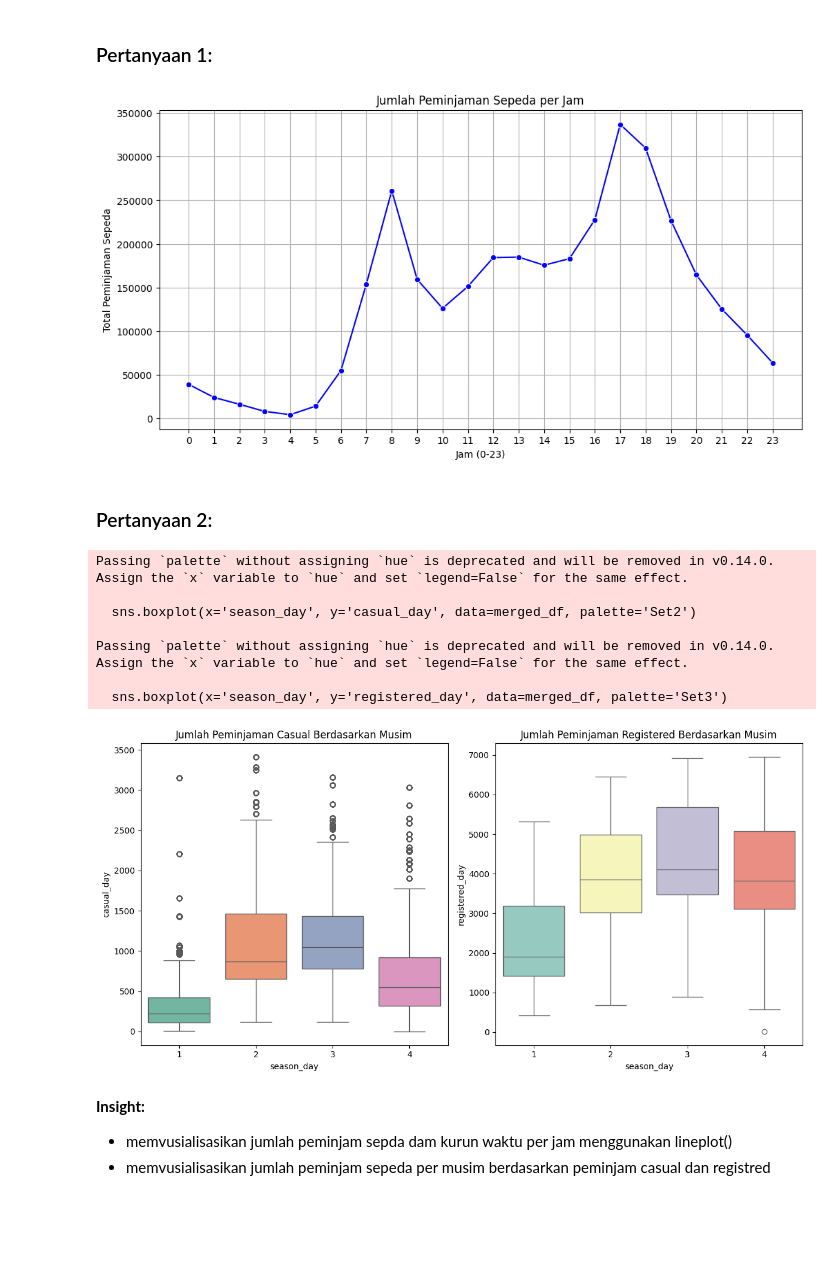
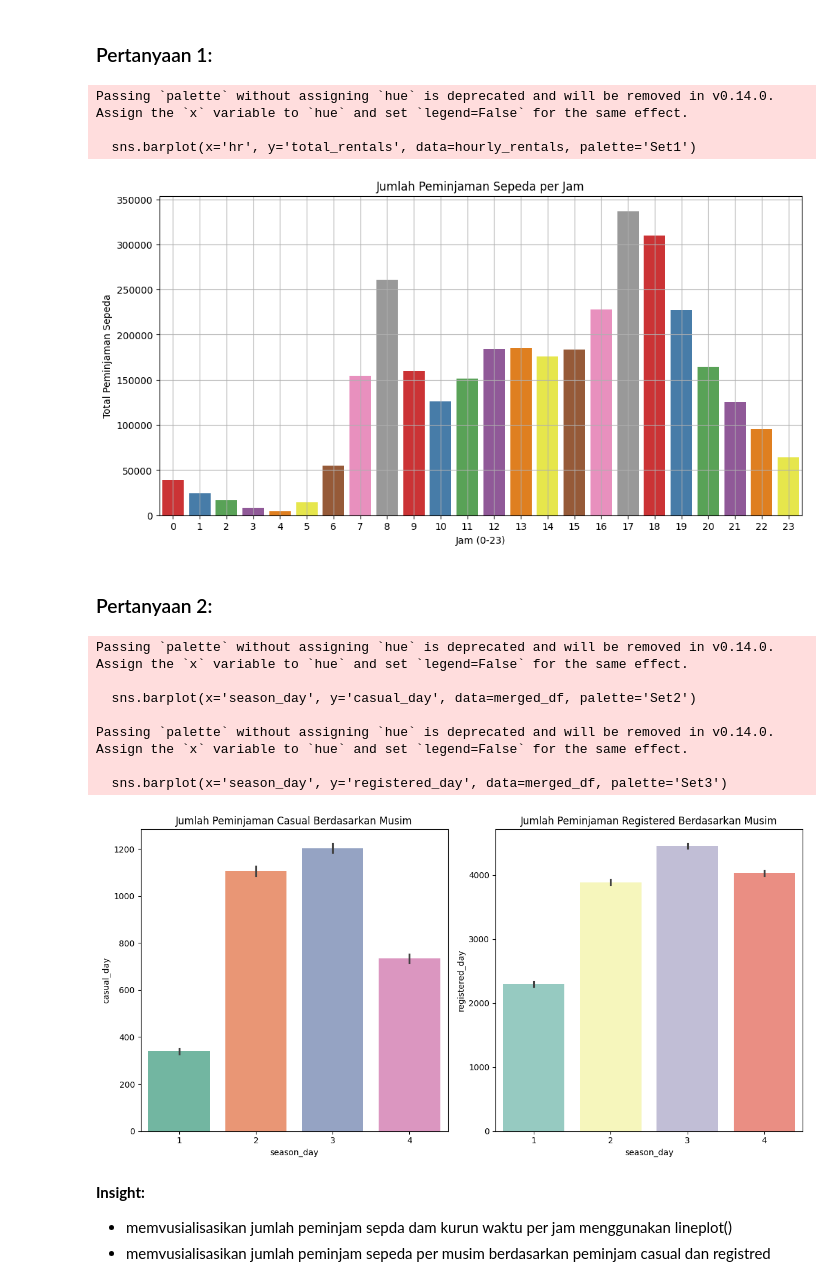
Before and after one commit to adamasyari/analisis-pinjaman-sepeda, a Jupyter notebook: Proyek_Analisis_Data (1).ipynb, the cells around one changed output. Drawn from its saved outputs; the diff is of its cells as text; code cells hidden in the pictures; blank space fills up the shorter version.

```diff
--- a/Proyek_Analisis_Data (1).ipynb
+++ b/Proyek_Analisis_Data (1).ipynb
@@ -329,7 +329,7 @@ hourly_rentals.head(10)
 ### Pertanyaan 1:
 # %%
 plt.figure(figsize=(12, 6))
-sns.lineplot(x='hr', y='total_rentals', data=hourly_rentals, marker='o', color='blue')
+sns.barplot(x='hr', y='total_rentals', data=hourly_rentals, palette='Set1')
 plt.title('Jumlah Peminjaman Sepeda per Jam')
 plt.xlabel('Jam (0-23)')
 plt.ylabel('Total Peminjaman Sepeda')
@@ -337,31 +337,34 @@ plt.xticks(hourly_rentals['hr'])
 plt.grid()
 plt.show()
 # %% [output]
+Passing `palette` without assigning `hue` is deprecated and will be removed in v0.14.0. Assign the `x` variable to `hue` and set `legend=False` for the same effect.
+
+  sns.barplot(x='hr', y='total_rentals', data=hourly_rentals, palette='Set1')
-[figure, old version]
+[figure, new version]
 # %% [markdown]
 ### Pertanyaan 2:
 # %%
 plt.figure(figsize=(12, 6))
 
 plt.subplot(1, 2, 1)
-sns.boxplot(x='season_day', y='casual_day', data=merged_df, palette='Set2')
+sns.barplot(x='season_day', y='casual_day', data=merged_df, palette='Set2')
 plt.title('Jumlah Peminjaman Casual Berdasarkan Musim')
 
 plt.subplot(1, 2, 2)
-sns.boxplot(x='season_day', y='registered_day', data=merged_df, palette='Set3')
+sns.barplot(x='season_day', y='registered_day', data=merged_df, palette='Set3')
 plt.title('Jumlah Peminjaman Registered Berdasarkan Musim')
 
 plt.tight_layout()
 plt.show()
 # %% [output]
 Passing `palette` without assigning `hue` is deprecated and will be removed in v0.14.0. Assign the `x` variable to `hue` and set `legend=False` for the same effect.
 
-  sns.boxplot(x='season_day', y='casual_day', data=merged_df, palette='Set2')
+  sns.barplot(x='season_day', y='casual_day', data=merged_df, palette='Set2')
 
 Passing `palette` without assigning `hue` is deprecated and will be removed in v0.14.0. Assign the `x` variable to `hue` and set `legend=False` for the same effect.
 
-  sns.boxplot(x='season_day', y='registered_day', data=merged_df, palette='Set3')
+  sns.barplot(x='season_day', y='registered_day', data=merged_df, palette='Set3')
-[figure, old version]
+[figure, new version]
 # %% [markdown]
 **Insight:**
 - memvusialisasikan jumlah peminjam sepda dam kurun waktu per jam menggunakan lineplot()
```
Also changed, not shown: parts of 5 cells of this notebook, 1 other file.
